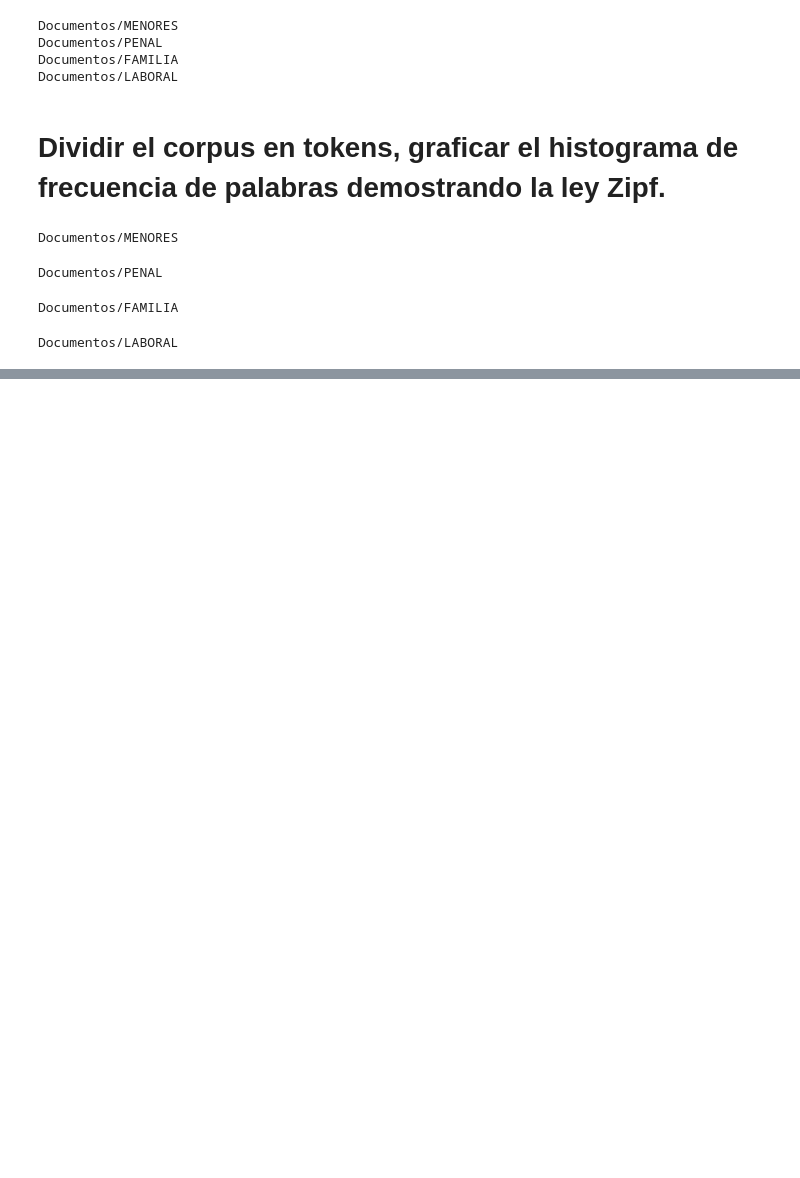
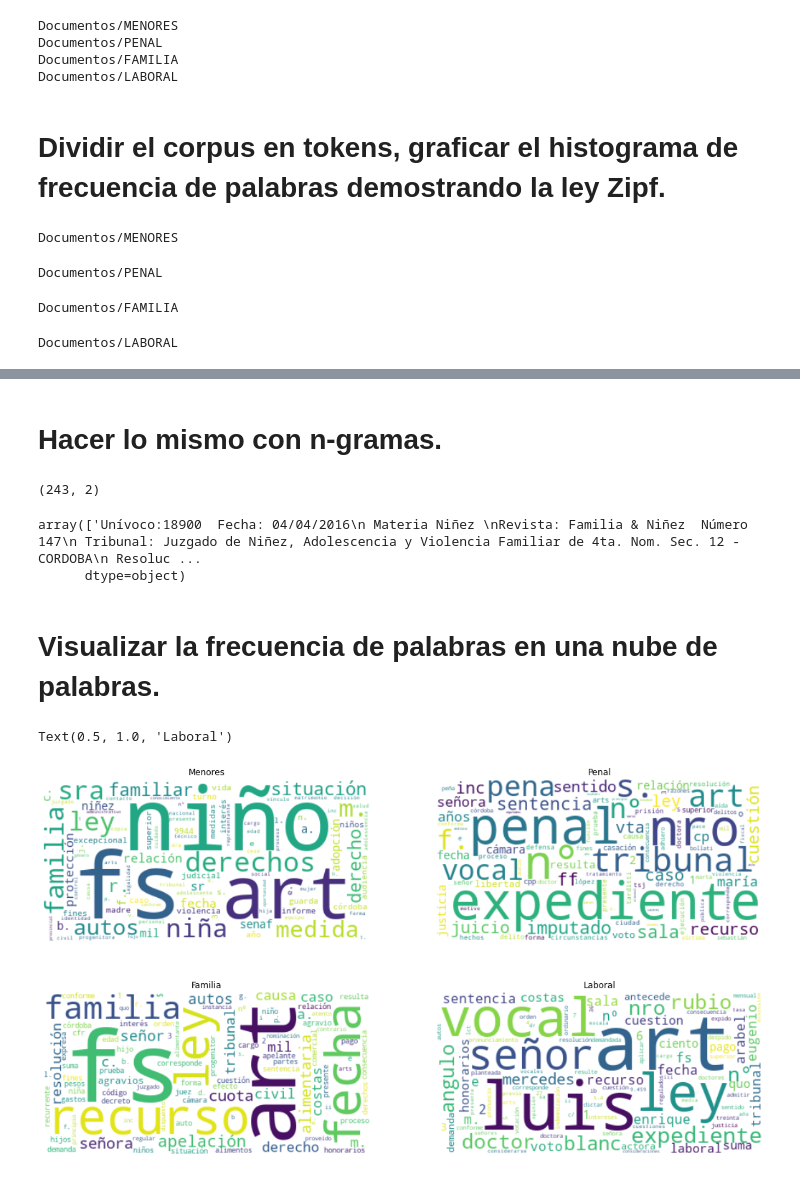
Before and after one commit to cgoviedo/Diplodatos, a Jupyter notebook: mentoria/Practico 1 - Analisis y Visualizacion_spacy.ipynb, the cells around one changed output, grey strips where cells are left out. Saved outputs shown, nothing was run; the diff lists cells and outputs as text; code cells hidden in the pictures; blank space fills up the shorter version.

```diff
--- a/mentoria/Practico 1 - Analisis y Visualizacion_spacy.ipynb
+++ b/mentoria/Practico 1 - Analisis y Visualizacion_spacy.ipynb
@@ -224,0 +210,2 @@ common_words_laboral(default_limit_commond_words)
+# %% [markdown]
+# Hacer lo mismo con n-gramas.
@@ -224,0 +228,47 @@ common_words_laboral(default_limit_commond_words)
+# %%
+df_corpus.shape
+# %% [output]
+(243, 2)
+# %%
+df_corpus[1:2].text.values
+# %% [output]
+array(['Unívoco:18900  Fecha: 04/04/2016\n Materia Niñez \nRevista: Familia & Niñez  Número 147\n Tribunal: Juzgado de Niñez, Adolescencia y Violencia Familiar de 4ta. Nom. Sec. 12 - CORDOBA\n Resoluc ...
+      dtype=object)
+# %% [markdown]
+# Visualizar la frecuencia de palabras en una nube de palabras.
+# %%
+# https://amueller.github.io/word_cloud/auto_examples/index.html#example-gallery
+
+fig, axes = plt.subplots(2, 2 , figsize=(18, 10))
+
+
+tuples = [tuple(x) for x in df_common_words_menores.values]
+wordcloud = WordCloud(background_color="white" , max_words=100).generate_from_frequencies(dict(tuples))
+
+axes[0][0].imshow(wordcloud, interpolation='bilinear')
+axes[0][0].axis('off')
+axes[0][0].set_title('Menores')
+
+tuples = [tuple(x) for x in df_common_words_penal.values]
+wordcloud = WordCloud(background_color="white" , max_words=100).generate_from_frequencies(dict(tuples))
+
+axes[0][1].imshow(wordcloud, interpolation='bilinear')
+axes[0][1].axis('off')
+axes[0][1].set_title('Penal')
+
+tuples = [tuple(x) for x in df_common_words_familia.values]
+wordcloud = WordCloud(background_color="white" , max_words=100).generate_from_frequencies(dict(tuples))
+
+axes[1][0].imshow(wordcloud, interpolation='bilinear')
+axes[1][0].axis('off')
+axes[1][0].set_title('Familia')
+
+tuples = [tuple(x) for x in df_common_words_laboral.values]
+wordcloud = WordCloud(background_color="white" , max_words=100).generate_from_frequencies(dict(tuples))
+
+axes[1][1].imshow(wordcloud, interpolation='bilinear')
+axes[1][1].axis('off')
+axes[1][1].set_title('Laboral')
+# %% [output]
+Text(0.5, 1.0, 'Laboral')
+[figure, added]
```
Also changed, not shown: parts of 26 cells of this notebook, 2 other files.
